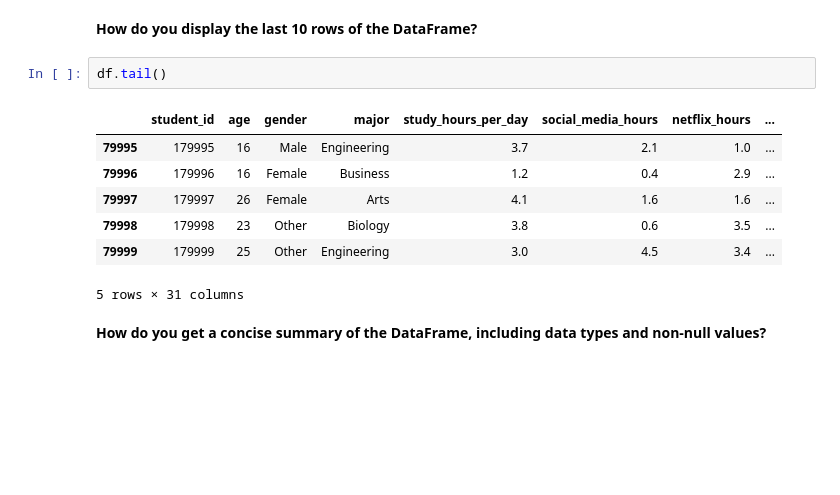
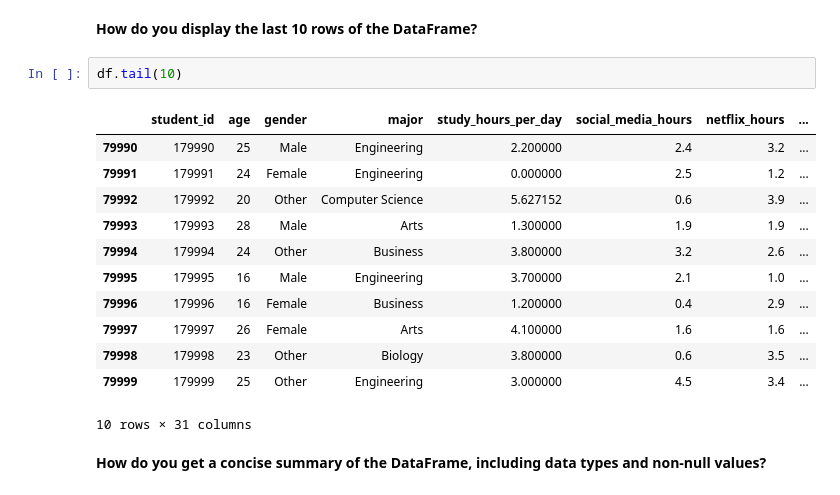
Before and after one commit to siamakanda/Student-Habits-and-Academic-Performance, a Jupyter notebook: Student Habits and Academic Performance.ipynb, the cells around one changed output. Saved outputs shown, nothing was run; the diff lists cells and outputs as text; blank space fills up the shorter version.

```diff
--- a/Student Habits and Academic Performance.ipynb
+++ b/Student Habits and Academic Performance.ipynb
@@ -56,15 +56,20 @@ df.head()
 # %% [markdown]
 **How do you display the last 10 rows of the DataFrame?**
 # %%
-df.tail()
+df.tail(10)
 # %% [output]
 |  | student_id | age | gender | major | study_hours_per_day | social_media_hours | netflix_hours | ... |
-| 79995 | 179995 | 16 | Male | Engineering | 3.7 | 2.1 | 1.0 | ... |
-| 79996 | 179996 | 16 | Female | Business | 1.2 | 0.4 | 2.9 | ... |
-| 79997 | 179997 | 26 | Female | Arts | 4.1 | 1.6 | 1.6 | ... |
-| 79998 | 179998 | 23 | Other | Biology | 3.8 | 0.6 | 3.5 | ... |
-| 79999 | 179999 | 25 | Other | Engineering | 3.0 | 4.5 | 3.4 | ... |
+| 79990 | 179990 | 25 | Male | Engineering | 2.200000 | 2.4 | 3.2 | ... |
+| 79991 | 179991 | 24 | Female | Engineering | 0.000000 | 2.5 | 1.2 | ... |
+| 79992 | 179992 | 20 | Other | Computer Science | 5.627152 | 0.6 | 3.9 | ... |
+| 79993 | 179993 | 28 | Male | Arts | 1.300000 | 1.9 | 1.9 | ... |
+| 79994 | 179994 | 24 | Other | Business | 3.800000 | 3.2 | 2.6 | ... |
+| 79995 | 179995 | 16 | Male | Engineering | 3.700000 | 2.1 | 1.0 | ... |
+| 79996 | 179996 | 16 | Female | Business | 1.200000 | 0.4 | 2.9 | ... |
+| 79997 | 179997 | 26 | Female | Arts | 4.100000 | 1.6 | 1.6 | ... |
+| 79998 | 179998 | 23 | Other | Biology | 3.800000 | 0.6 | 3.5 | ... |
+| 79999 | 179999 | 25 | Other | Engineering | 3.000000 | 4.5 | 3.4 | ... |
-5 rows × 31 columns
+10 rows × 31 columns
 # %% [markdown]
 **How do you get a concise summary of the DataFrame, including data types and non-null values?**
 # %%
```
